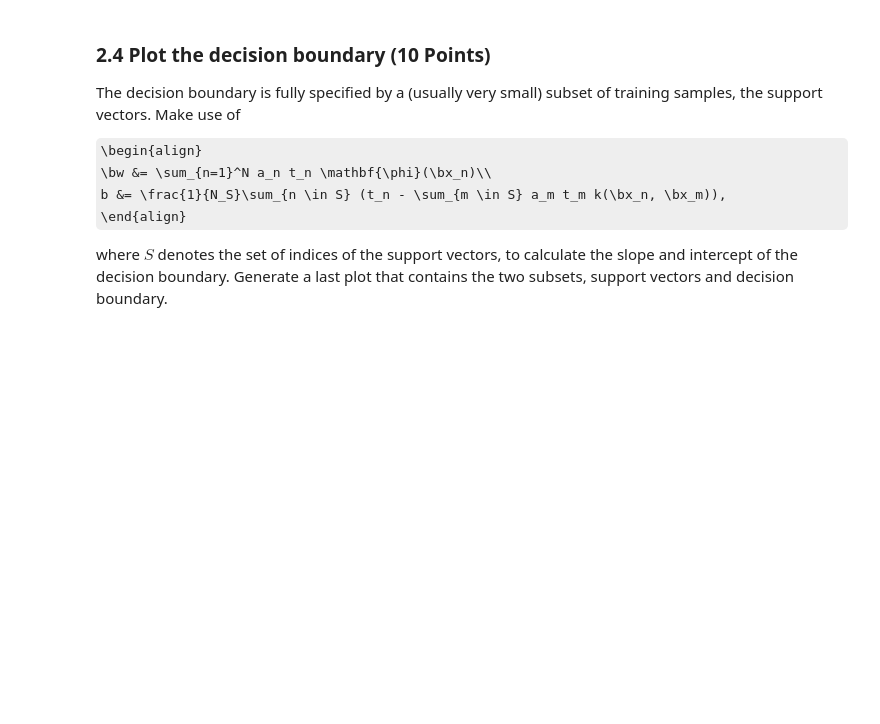
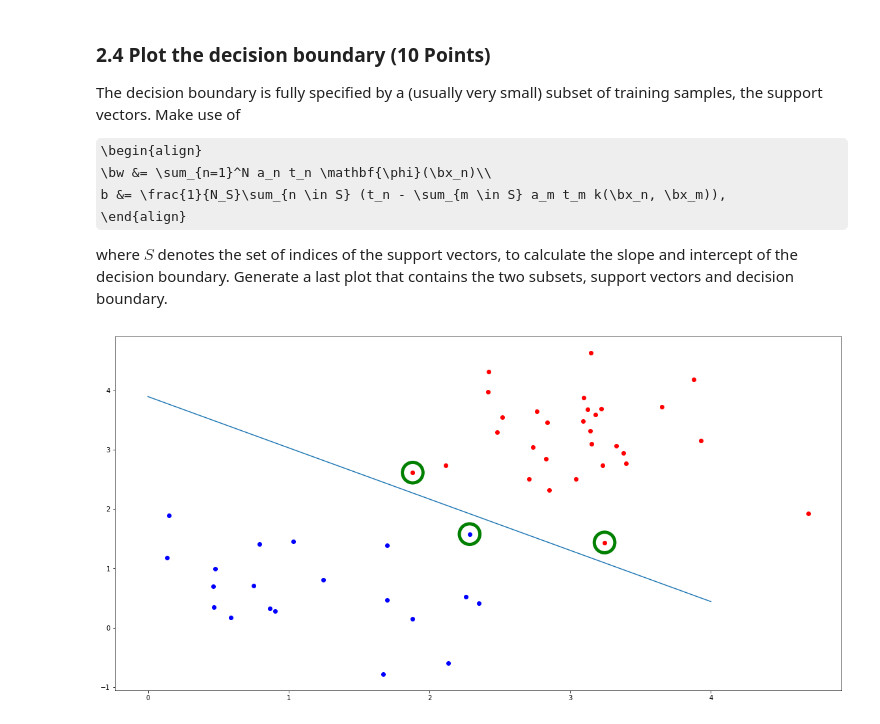
Before and after one commit to hammond756/ml1labs, a Jupyter notebook: 11336404_10437215_10608516_lab3.ipynb, the cells around one changed output. Saved outputs shown, nothing was run; the diff lists cells and outputs as text; code cells hidden in the pictures; some formulas as TeX source; blank space fills up the shorter version.

```diff
--- a/11336404_10437215_10608516_lab3.ipynb
+++ b/11336404_10437215_10608516_lab3.ipynb
@@ -551,0 +600,18 @@ raise NotImplementedError()
+# %%
+def plot_boundry(w, b, X):
+    slope = -w[0] / w[1]
+    intercept = -b / w[1]
+    x_ax = np.arange(np.max(X[:,0]))
+    plt.plot(x_ax, x_ax * slope + intercept)
+
+# [:, None] adds extra dimension to t so we can do element wise multiplication
+w = np.sum(a * t[:, None] * X, axis=0)
+
+# Another approach I found online because I couldn't get the supplied formula to work
+b = t[sv_i] - X[sv_i].dot(w)
+
+plot_data(X1, X2)
+mark_datapoints(support_vecs)
+plot_boundry(w, b[0], X)
+# %% [output]
+[figure, added]
```
Also changed, not shown: parts of 15 cells of this notebook.
